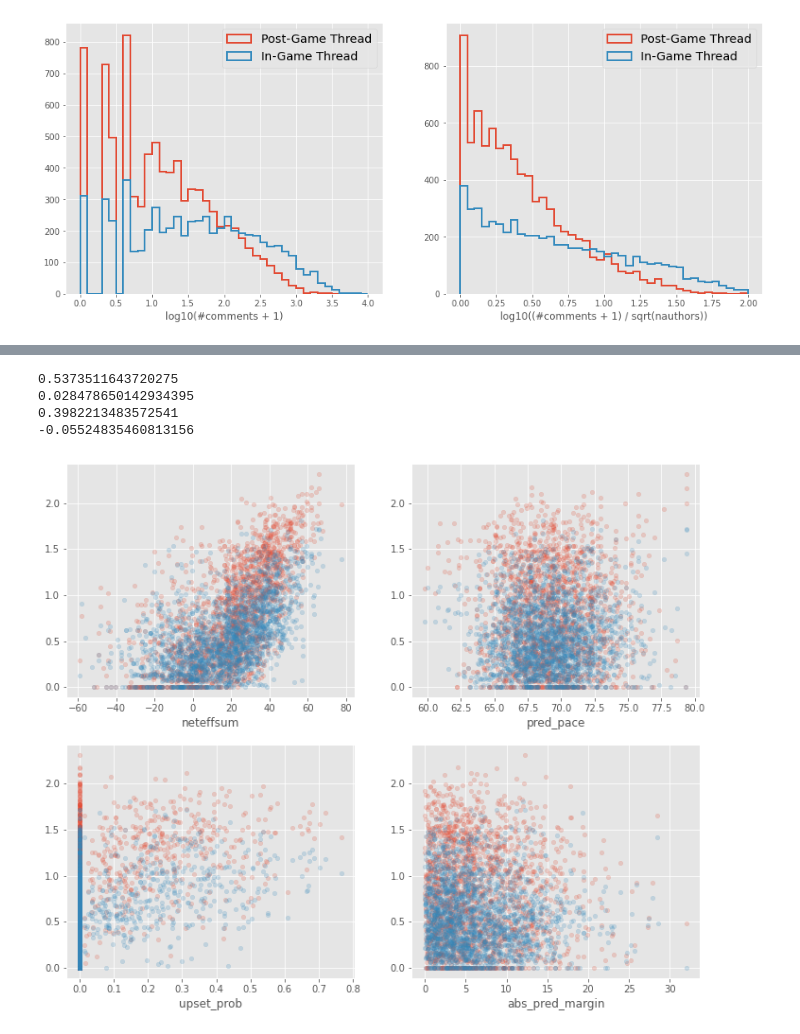
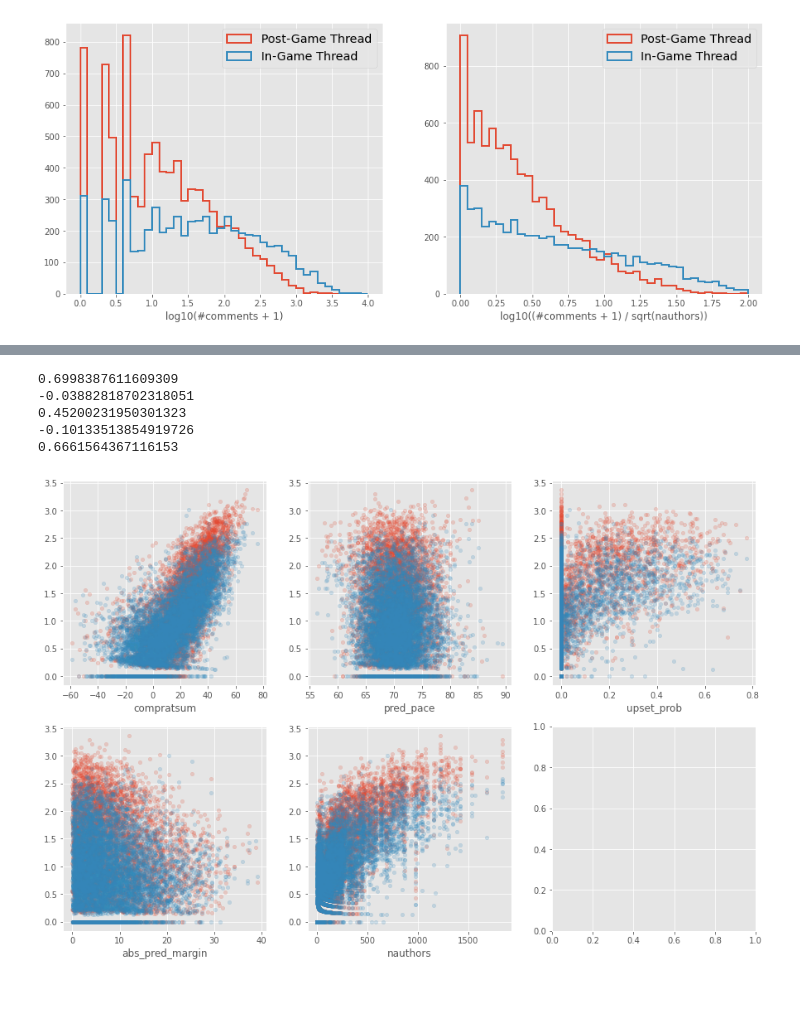
Before and after one commit to bjmarsh/WatchCBB, a Jupyter notebook: notebooks/reddit_model_train.ipynb, the cells around one changed output, grey strips where cells are left out. Drawn from its saved outputs; the diff is of its cells as text; code cells hidden in the pictures; blank space fills up the shorter version.

```diff
--- a/notebooks/reddit_model_train.ipynb
+++ b/notebooks/reddit_model_train.ipynb
@@ -158,7 +178,7 @@ def get_nauthors(row):
     tid1, tid2 = row.gid.split('_')[1:]
     return flair_counts.get(tid1,5) + flair_counts.get(tid2,5)
 df_reddit["nauthors"] = df_reddit.apply(get_nauthors, axis=1)
-df_reddit["norm_num_comments"] = df_reddit.num_comments / np.sqrt(df_reddit.nauthors)
+df_reddit["norm_num_comments"] = df_reddit.num_comments / np.log10(df_reddit.nauthors)
 df_reddit.query('nauthors>1000 & num_comments<20')
 # %% [output]
 |  | date | gid | is_postgame | ups | num_comments | nauthors | norm_num_comments |
@@ -201,7 +218,0 @@ print(df_games.iloc[first].shape[0], df_games.iloc[second].shape[0])
-# %%
-season_stats_dict = utils.compute_season_stats(df_games.iloc[first])
-season_stats_df = utils.stats_dict_to_df(season_stats_dict)
-utils.add_advanced_stats(season_stats_df)
-season_stats_dict = utils.stats_df_to_dict(season_stats_df)
-print(season_stats_df.shape)
-season_stats_df.head()
@@ -324,0 +219,15 @@ Regression for score margin
+# %%
+import importlib
+importlib.reload(utils)
+dates = df_games.Date.unique()
+return_cols = [
+    'gid','result','HA','rank1','rank2','compratsum','effdiff','preseason_effdiff',
+    'blended_prob','prob','preseason_prob',
+    'pred_pace_blend',
+    'pred_total_blend',
+    'pred_margin_blend'
+]
+df_preds = utils.get_daily_predictions(dates, df_games, model_file='../models/game_regressions.pkl',
+                                       pickled_stats_dir='../data/season_stats/{year}',
+                                       return_cols=return_cols)
+df_preds.head(10)
@@ -325,9 +246,9 @@ Regression for score margin
 # %%
-merged = df_reddit.merge(data_valid[['gid','neteffsum','prob_1stAlph', 'pred_margin_1stAlph',
-                                     'pred_pace','rank_1stAlph', 'rank_2ndAlph']],
+merged = df_reddit.merge(df_preds[['gid','preseason_effdiff','compratsum','blended_prob', 'pred_margin_blend',
+                                     'pred_total_blend', 'pred_pace_blend','rank1', 'rank2']],
                             left_on='gid', right_on='gid', how='left')
-merged.rename({'prob_1stAlph':'prob', 'pred_margin_1stAlph':'pred_margin',
-               'rank_1stAlph':'rank1', 'rank_2ndAlph':'rank2'}, axis=1, inplace=True)
+merged.rename({'blended_prob':'prob','pred_margin_blend':'pred_margin',
+               'pred_pace_blend':'pred_pace'}, axis=1, inplace=True)
 merged = merged.dropna()
 
 merged["upset_prob"] = merged.apply(utils.get_df_upset_prob, axis=1)
@@ -352,18 +273,19 @@ merged.sort_values('upset_prob', ascending=False).head(10)
 # %%
-fig,axs = plt.subplots(2,2,figsize=(12,10))
+fig,axs = plt.subplots(2,3,figsize=(15,10))
 axs = axs.flatten()
 ip = merged.is_postgame
-for i,var in enumerate(['neteffsum','pred_pace','upset_prob','abs_pred_margin']):
+for i,var in enumerate(['compratsum','pred_pace','upset_prob','abs_pred_margin','nauthors']):
     axs[i].scatter(merged[~ip][var], np.log10(merged[~ip].norm_num_comments+1), s=20, alpha=0.2)
     axs[i].scatter(merged[ ip][var], np.log10(merged[ ip].norm_num_comments+1), s=20, alpha=0.2)
     axs[i].set_xlabel(var)
     print(np.corrcoef(merged[ip][var], np.log10(merged[ip].norm_num_comments+1))[0,1])
 # %% [output]
-0.5373511643720275
-0.028478650142934395
-0.3982213483572541
--0.05524835460813156
+0.6998387611609309
+-0.03882818702318051
+0.45200231950301323
+-0.10133513854919726
+0.6661564367116153
-[figure, old version]
+[figure, new version]
 # %%
 merged.groupby('gid').mean().reset_index()
 # %% [output]
```
Also changed, not shown: parts of 24 cells of this notebook, 2 other files.
